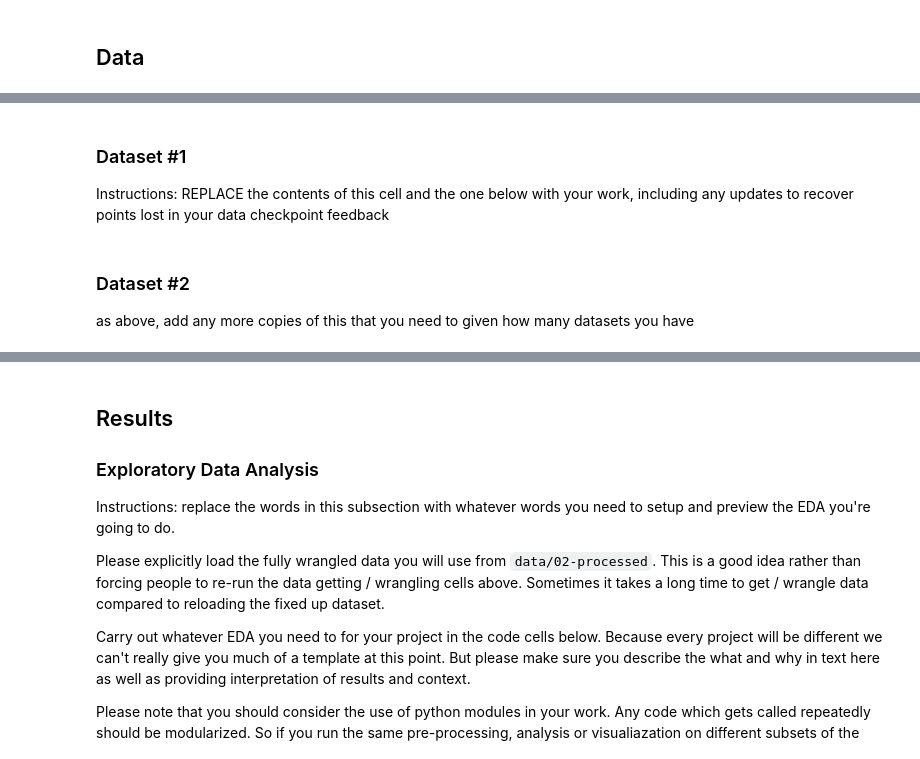
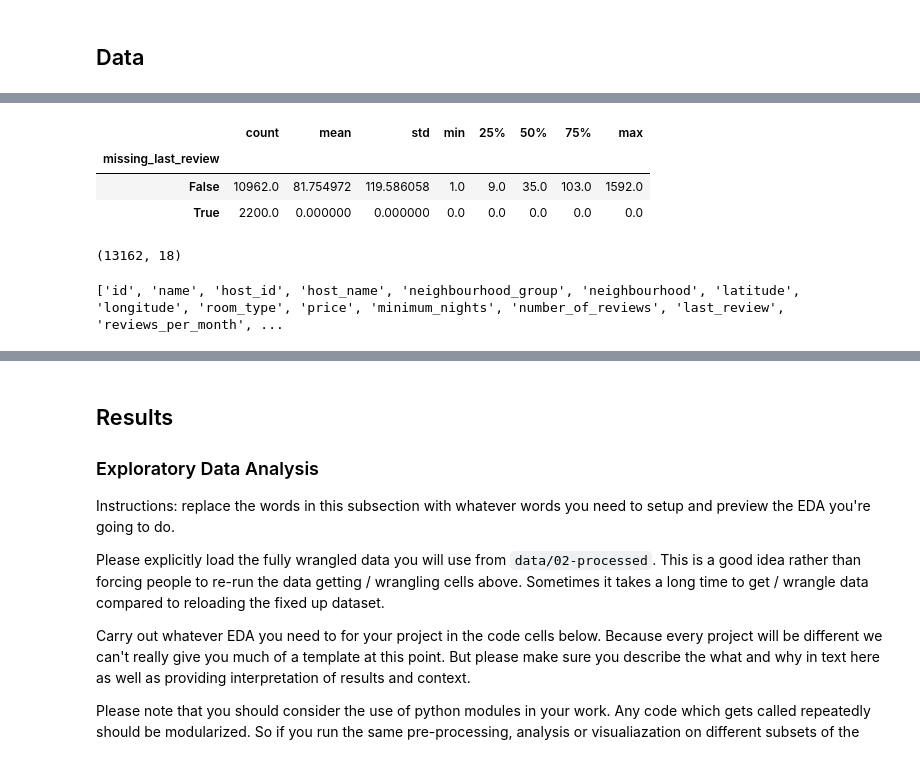
Before and after one commit to COGS108/Group082_WI26, a Jupyter notebook: 02-EDACheckpoint.ipynb, the cells around one changed output, grey strips where cells are left out. Cells and saved outputs as stored; diff of their text form; code cells hidden in the pictures.

```diff
--- a/02-EDACheckpoint.ipynb
+++ b/02-EDACheckpoint.ipynb
@@ -88,4 +86,0 @@ Successfully downloaded: bad-drivers.csv
-# %% [markdown]
-### Dataset #1
-
-Instructions: REPLACE the contents of this cell and the one below with your work, including any updates to recover points lost in your data checkpoint feedback
@@ -95,3 +86,0 @@ Instructions: REPLACE the contents of this cell and the one below with your work
-# %% [markdown]
-### Dataset #2
- as above, add any more copies of this that you need to given how many datasets you have
@@ -100,0 +87,23 @@ Instructions: REPLACE the contents of this cell and the one below with your work
+# %%
+import pandas as pd
+
+listings = pd.read_csv("data/00-raw/listings.csv", low_memory=False)
+
+# Create a column indicating missing last_review
+listings.assign(
+    missing_last_review=listings["last_review"].isna()
+).groupby("missing_last_review")["number_of_reviews"].describe()
+# %% [output]
+|  | count | mean | std | min | 25% | 50% | 75% | max |
+| missing_last_review |  |  |  |  |  |  |  |  |
+| False | 10962.0 | 81.754972 | 119.586058 | 1.0 | 9.0 | 35.0 | 103.0 | 1592.0 |
+| True | 2200.0 | 0.000000 | 0.000000 | 0.0 | 0.0 | 0.0 | 0.0 | 0.0 |
+# %%
+listings.shape
+# %% [output]
+(13162, 18)
+# %%
+listings.columns
+print(listings.columns.tolist())
+# %% [output]
+['id', 'name', 'host_id', 'host_name', 'neighbourhood_group', 'neighbourhood', 'latitude', 'longitude', 'room_type', 'price', 'minimum_nights', 'number_of_reviews', 'last_review', 'reviews_per_month', ...
```
Also changed, not shown: parts of 43 cells of this notebook.
